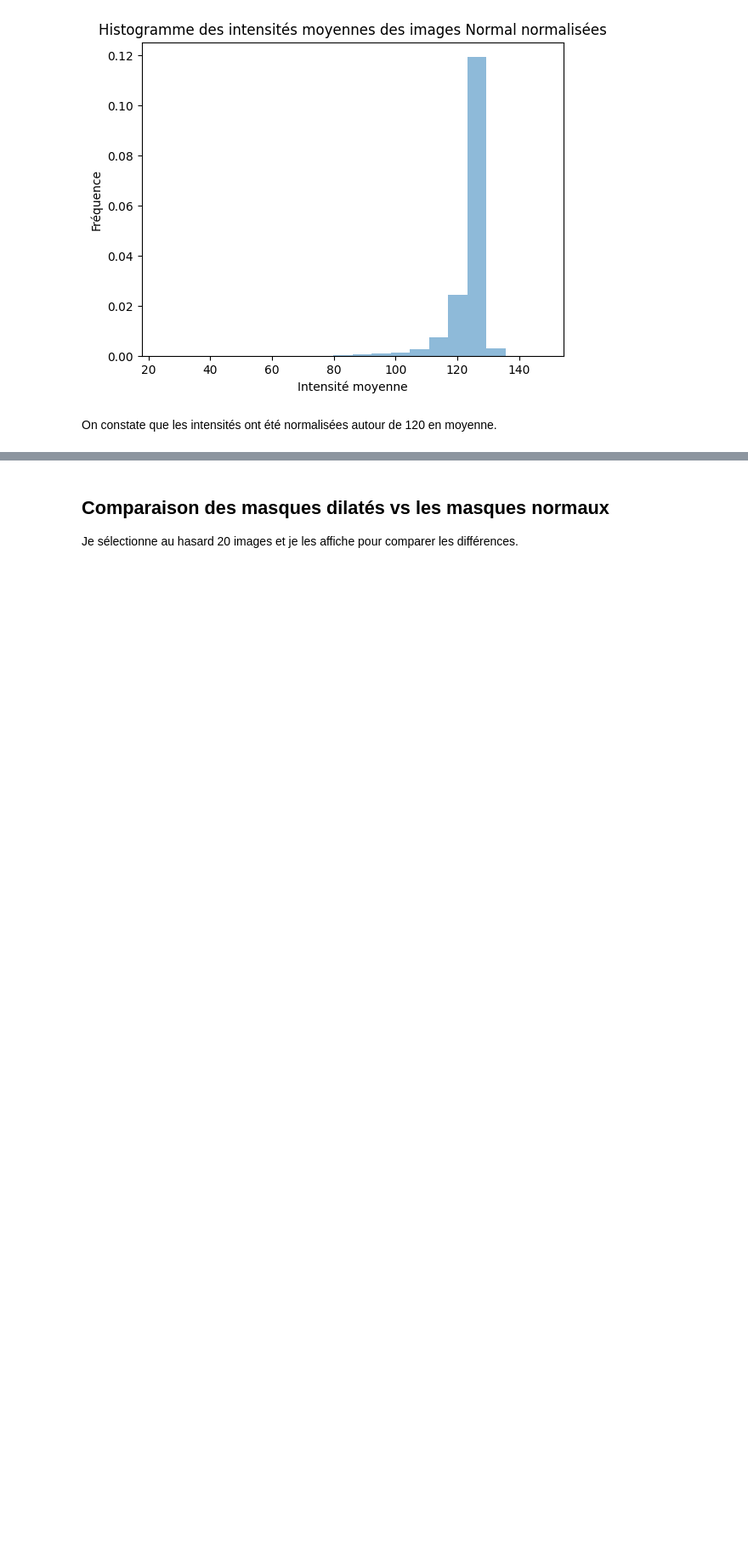
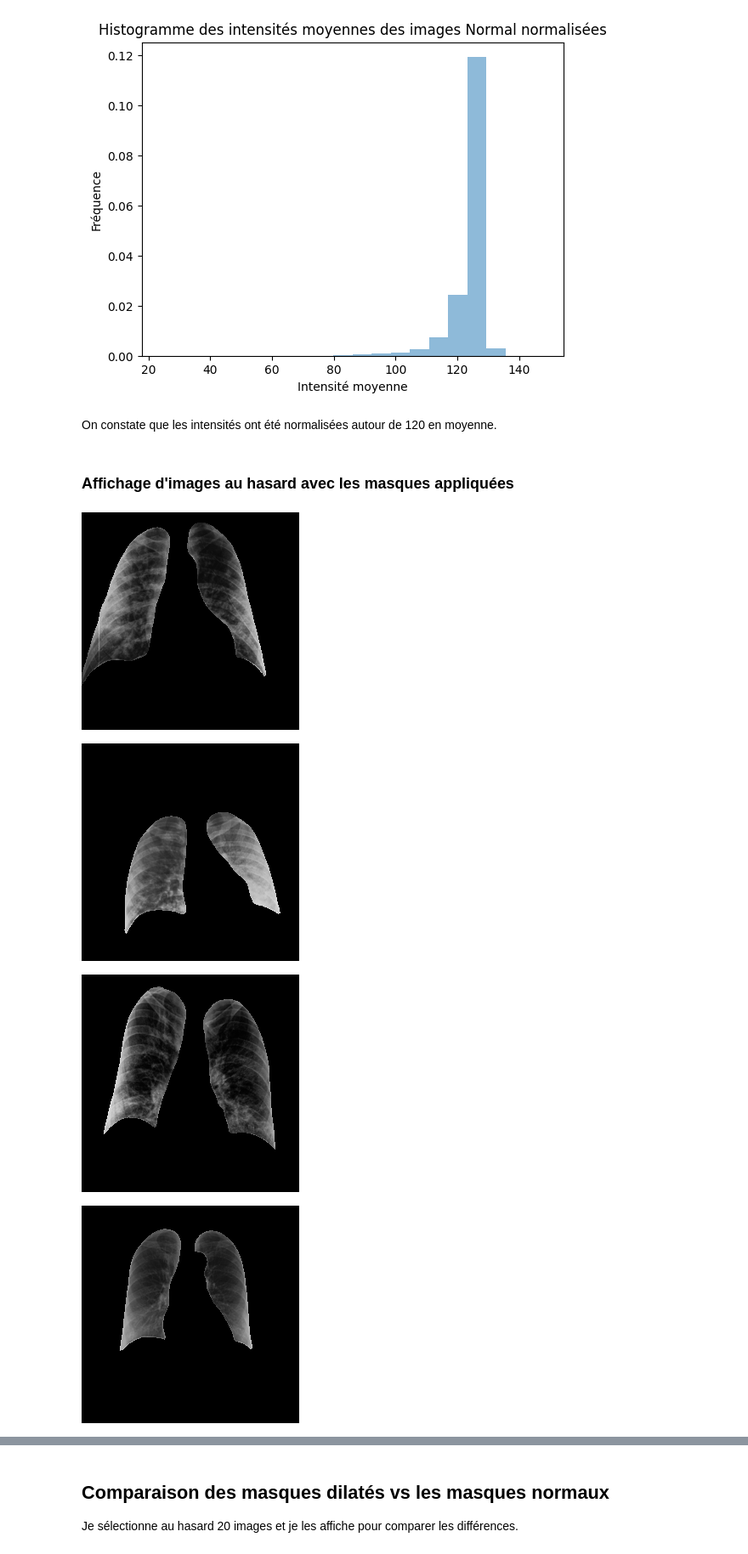
Before and after one commit to fdayde/ds-covid-radio-dl, a Jupyter notebook: notebooks/01_nb_preprocessing.ipynb, the cells around one changed output, grey strips where cells are left out. Shown: that part at 85% size. Drawn from its saved outputs; the diff is of its cells as text; code cells hidden in the pictures; blank space fills up the shorter version.

```diff
--- a/notebooks/01_nb_preprocessing.ipynb
+++ b/notebooks/01_nb_preprocessing.ipynb
@@ -349,3 +399,12 @@ def appliquer_masques(input_images_dict, input_masks_dict, output_folders_dict,
 appliquer_masques(dict_images_norm_path, dict_enlargedmasks_path, dict_appliedenlargedmasks_path, method="bitwise_and")
 
 #-----------------------------------------------------------------------#
+# %% [markdown]
+### Affichage d'images au hasard avec les masques appliquées
+# %%
+afficher_images_aleatoires (covid_path_maskapplied, 5)
+# %% [output]
+[figure, added]
+[figure, added]
+[figure, added]
+[figure, added]
```
Also changed, not shown: parts of 9 cells of this notebook.
